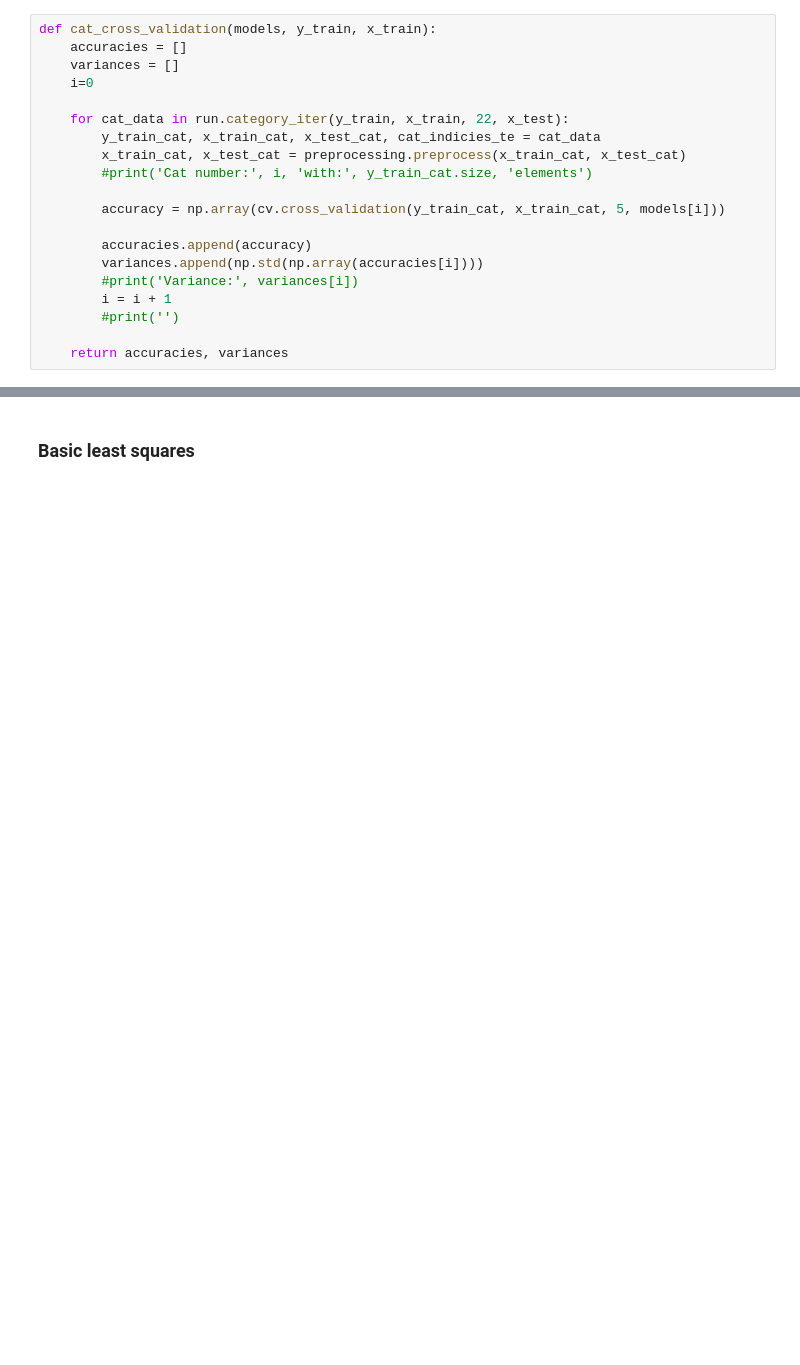
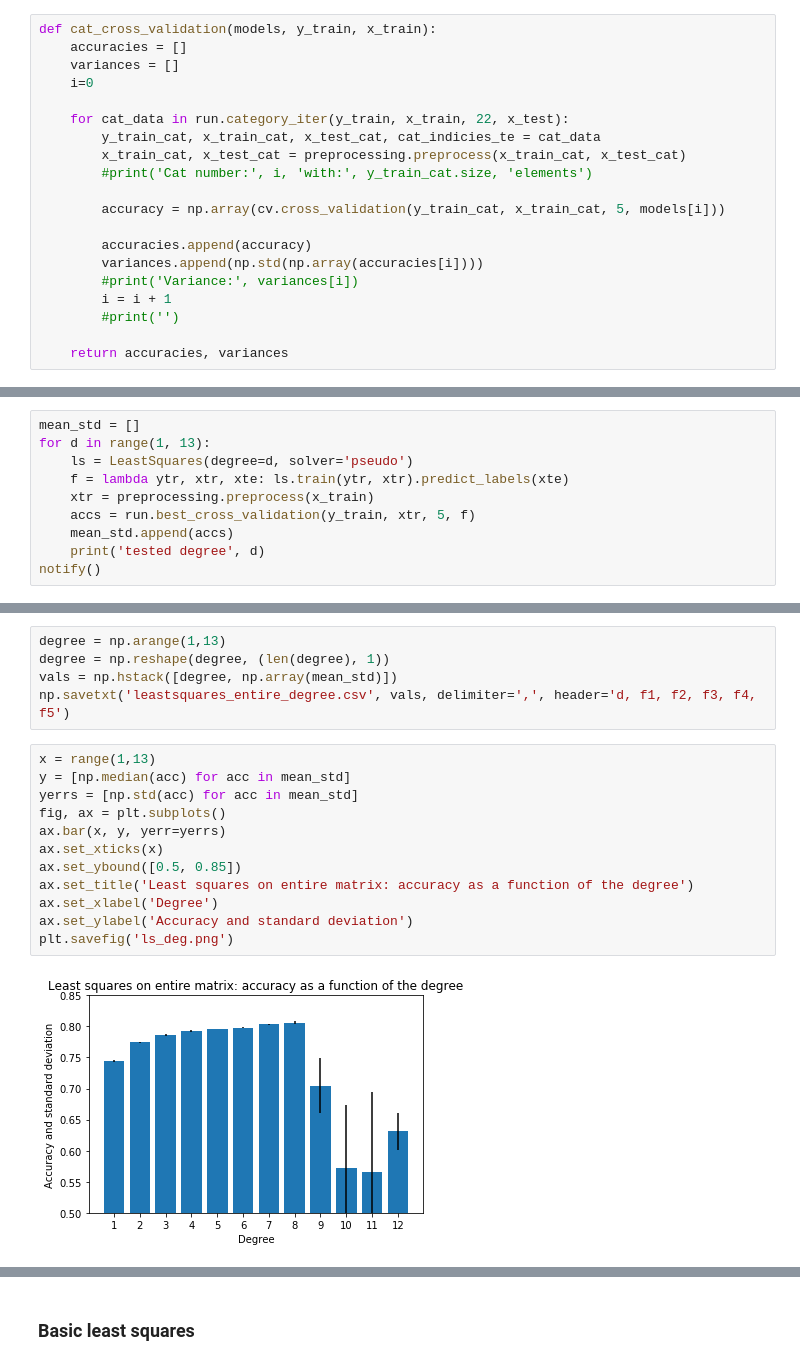
Before and after one commit to vincenzobaz/MachineLearning-HiggsML, a Jupyter notebook: models_cross_validation.ipynb, the cells around one changed output, grey strips where cells are left out. Cells and saved outputs as stored; diff of their text form; blank space fills up the shorter version.

```diff
--- a/models_cross_validation.ipynb
+++ b/models_cross_validation.ipynb
@@ -68,0 +76,10 @@ def cat_cross_validation(models, y_train, x_train):
+# %%
+mean_std = []
+for d in range(1, 13):
+    ls = LeastSquares(degree=d, solver='pseudo')
+    f = lambda ytr, xtr, xte: ls.train(ytr, xtr).predict_labels(xte)
+    xtr = preprocessing.preprocess(x_train)
+    accs = run.best_cross_validation(y_train, xtr, 5, f)
+    mean_std.append(accs)
+    print('tested degree', d)
+notify()
@@ -68,0 +104,19 @@ def cat_cross_validation(models, y_train, x_train):
+# %%
+degree = np.arange(1,13)
+degree = np.reshape(degree, (len(degree), 1))
+vals = np.hstack([degree, np.array(mean_std)])
+np.savetxt('leastsquares_entire_degree.csv', vals, delimiter=',', header='d, f1, f2, f3, f4, f5')
+# %%
+x = range(1,13)
+y = [np.median(acc) for acc in mean_std]
+yerrs = [np.std(acc) for acc in mean_std]
+fig, ax = plt.subplots()
+ax.bar(x, y, yerr=yerrs)
+ax.set_xticks(x)
+ax.set_ybound([0.5, 0.85])
+ax.set_title('Least squares on entire matrix: accuracy as a function of the degree')
+ax.set_xlabel('Degree')
+ax.set_ylabel('Accuracy and standard deviation')
+plt.savefig('ls_deg.png')
+# %% [output]
+[figure, added]
```
Also changed, not shown: parts of 14 cells of this notebook, 2 other files.
